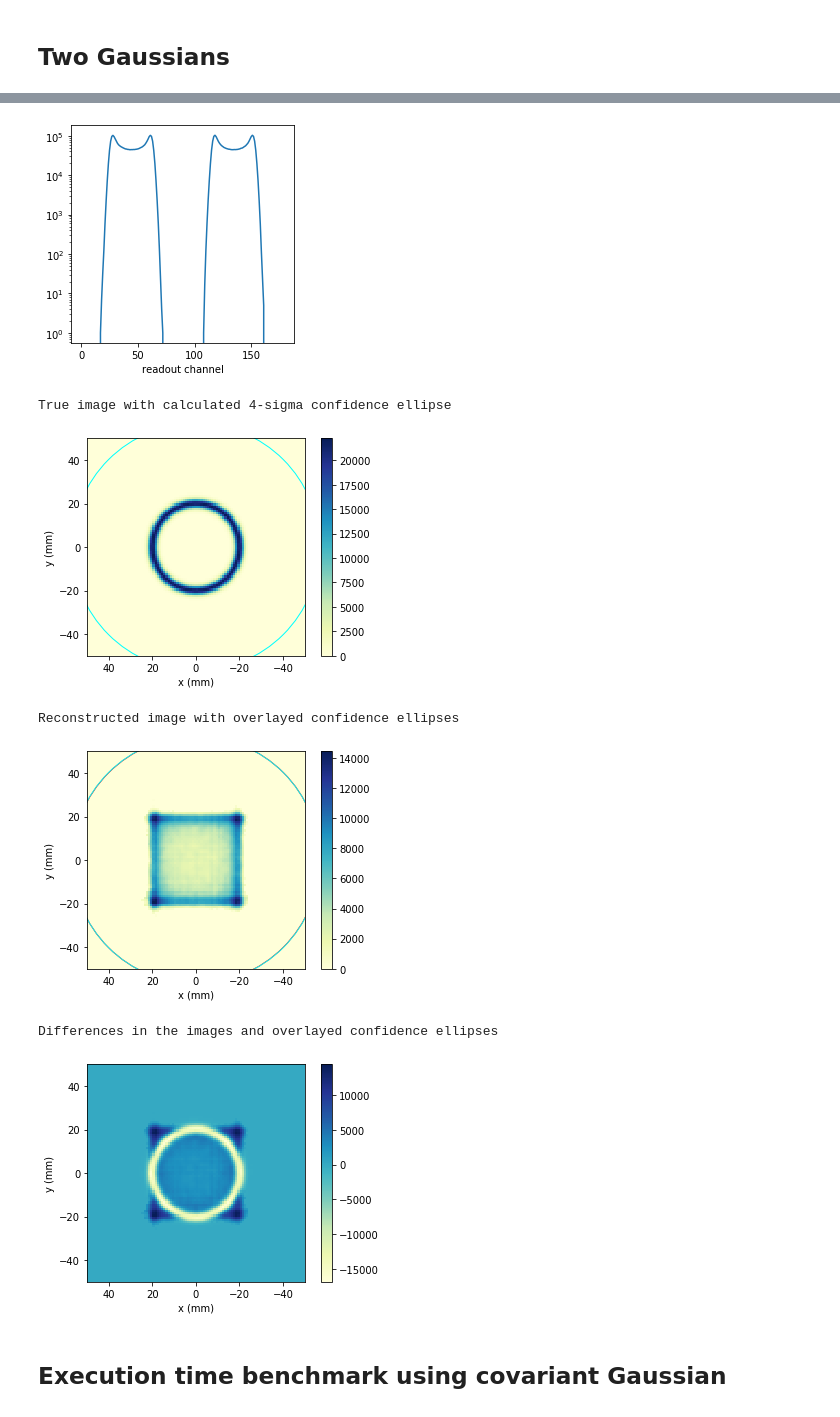
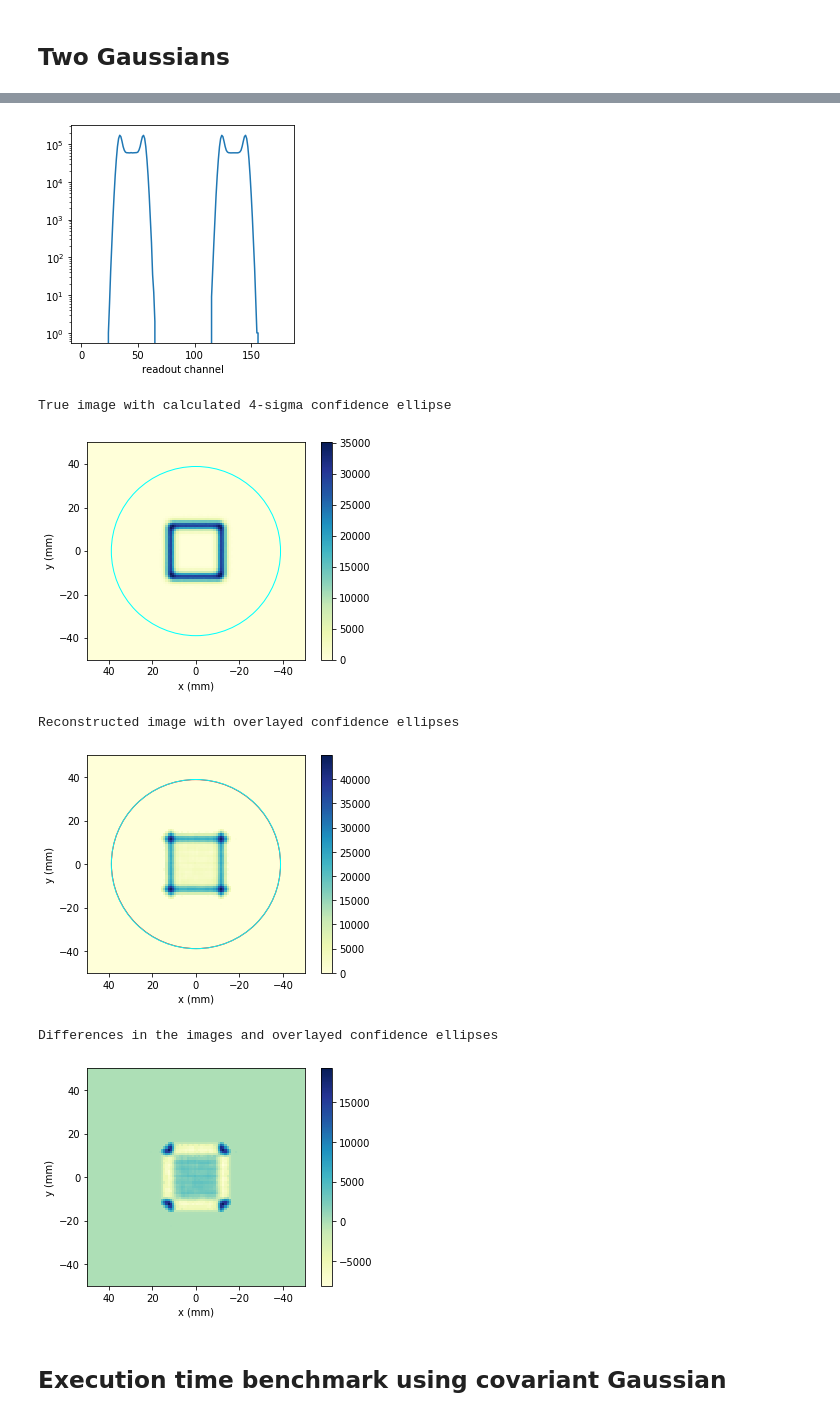
Before and after one commit to decibelcooper/nngpt, a Jupyter notebook: notebooks/2-D.ipynb, the cells around one changed output, grey strips where cells are left out. Drawn from its saved outputs; the diff is of its cells as text; code cells hidden in the pictures.

```diff
--- a/notebooks/2-D.ipynb
+++ b/notebooks/2-D.ipynb
@@ -231,6 +231,6 @@ Differences in the images and overlayed confidence ellipses
 # %%
 import nngpt
 
-xy = nngpt.sample_circle(r=20)
-plot_tomo_for_samples(xy, 'large-circle')
+xy = nngpt.sample_square()
+plot_tomo_for_samples(xy, 'square')
 # %% [output]
@@ -244,11 +244,11 @@ INFO bin_pixels():72: binning time: 6.901
 Simulated channel input
-[figure, old version]
+[figure, new version]
 True image with calculated 4-sigma confidence ellipse
-[figure, old version]
+[figure, new version]
 Reconstructed image with overlayed confidence ellipses
-[figure, old version]
+[figure, new version]
 Differences in the images and overlayed confidence ellipses
-[figure, old version]
+[figure, new version]
 # %% [markdown]
 ## Execution time benchmark using covariant Gaussian
 # %%
```
Also changed, not shown: parts of 8 cells of this notebook, 4 other files.
